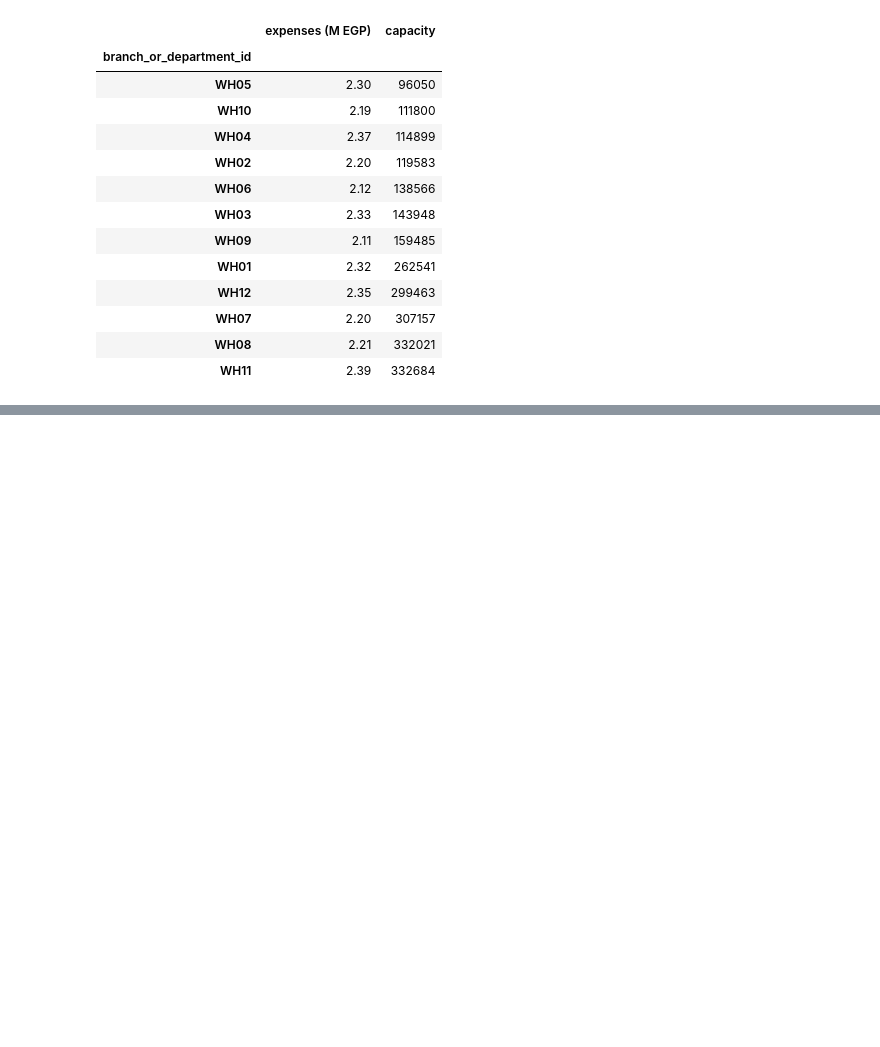
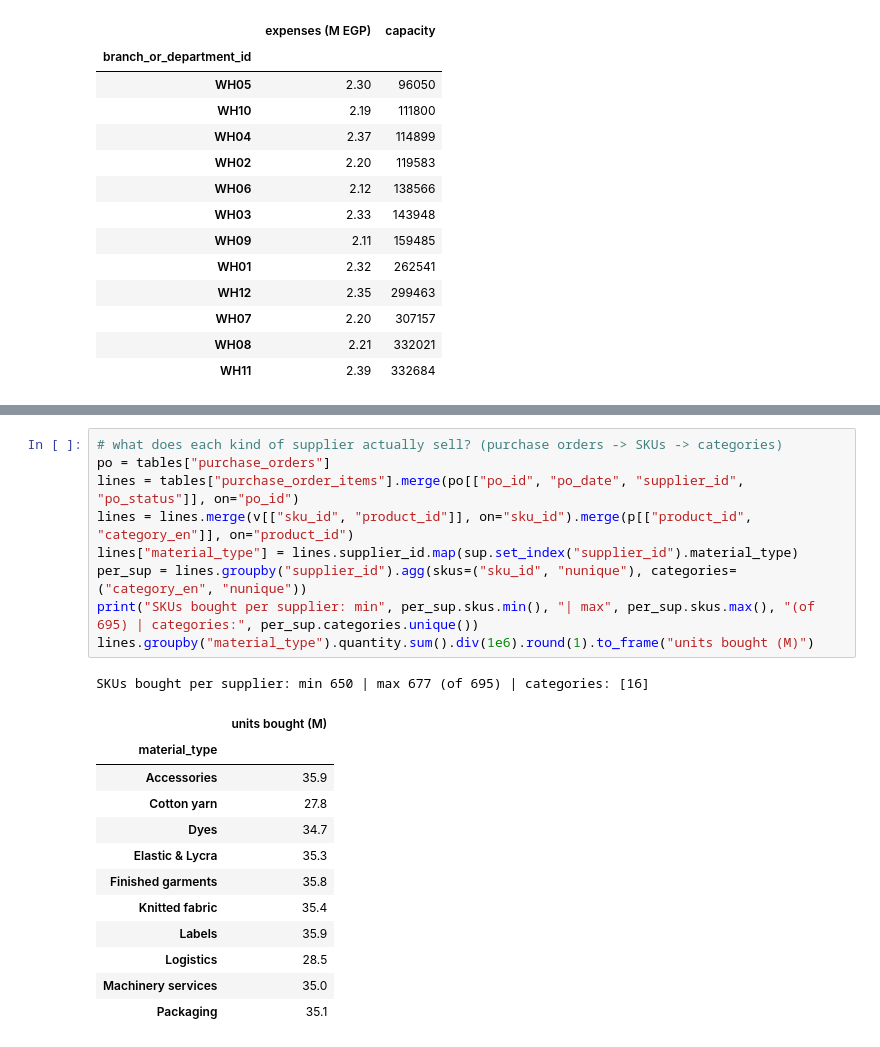
Before and after one commit to ibrahemshahd385-prog/HVIA-TASK3, a Jupyter notebook: notebooks/01_data_understanding.ipynb, the cells around one changed output, grey strips where cells are left out. Saved outputs shown, nothing was run; the diff lists cells and outputs as text; blank space fills up the shorter version.

```diff
--- a/notebooks/01_data_understanding.ipynb
+++ b/notebooks/01_data_understanding.ipynb
@@ -790,0 +826,23 @@ cost = ox[ox.branch_or_department_id.str.startswith("WH")].groupby("branch_or_de
+# %%
+# what does each kind of supplier actually sell? (purchase orders -> SKUs -> categories)
+po = tables["purchase_orders"]
+lines = tables["purchase_order_items"].merge(po[["po_id", "po_date", "supplier_id", "po_status"]], on="po_id")
+lines = lines.merge(v[["sku_id", "product_id"]], on="sku_id").merge(p[["product_id", "category_en"]], on="product_id")
+lines["material_type"] = lines.supplier_id.map(sup.set_index("supplier_id").material_type)
+per_sup = lines.groupby("supplier_id").agg(skus=("sku_id", "nunique"), categories=("category_en", "nunique"))
+print("SKUs bought per supplier: min", per_sup.skus.min(), "| max", per_sup.skus.max(), "(of 695) | categories:", per_sup.categories.unique())
+lines.groupby("material_type").quantity.sum().div(1e6).round(1).to_frame("units bought (M)")
+# %% [output]
+SKUs bought per supplier: min 650 | max 677 (of 695) | categories: [16]
+|  | units bought (M) |
+| material_type |  |
+| Accessories | 35.9 |
+| Cotton yarn | 27.8 |
+| Dyes | 34.7 |
+| Elastic & Lycra | 35.3 |
+| Finished garments | 35.8 |
+| Knitted fabric | 35.4 |
+| Labels | 35.9 |
+| Logistics | 28.5 |
+| Machinery services | 35.0 |
+| Packaging | 35.1 |
```
Also changed, not shown: parts of 7 cells of this notebook.
